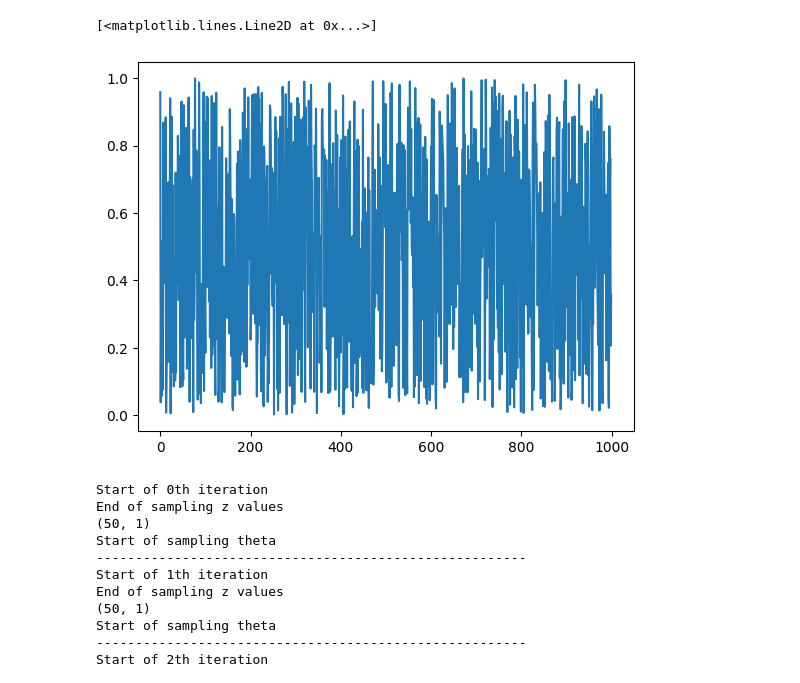
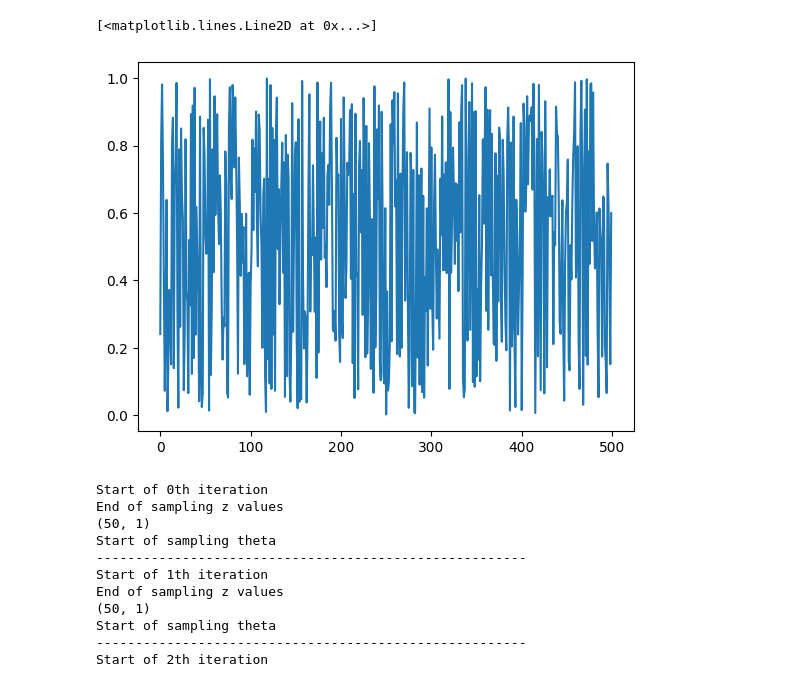
Before and after one commit to johnnymdoubleu/ssl-sgs, a Jupyter notebook: ssl-sgs.ipynb, the cells around one changed output. Cells and saved outputs as stored; diff of their text form; code cells hidden in the pictures.

```diff
--- a/ssl-sgs.ipynb
+++ b/ssl-sgs.ipynb
@@ -8,23 +8,23 @@ import tensorflow as tf
 import tensorflow_probability as tfp
 from numba import jit
 # %%
-n = 20
+n = 10
 p = 50
 s = np.random.default_rng().uniform(0,1, n*p)
 X = np.reshape(s,(-1, p))
 X.shape
 df = pd.DataFrame(X)
 
-r = 10
+r = 5
 y = np.zeros(n) #initialising y array
 for i in range(n):
     yTemp = df.iloc[i,0:r].sum() + np.random.normal(0, 1) #generating y values from a simple linear model with gaussian noise
     y[i] = yTemp
 
 plt.plot(s)
 # %% [output]
 [<matplotlib.lines.Line2D at 0x...>]
-[figure, old version]
+[figure, new version]
 # %%
 sigma1 = 1
 sigma2 = 0.1
```
